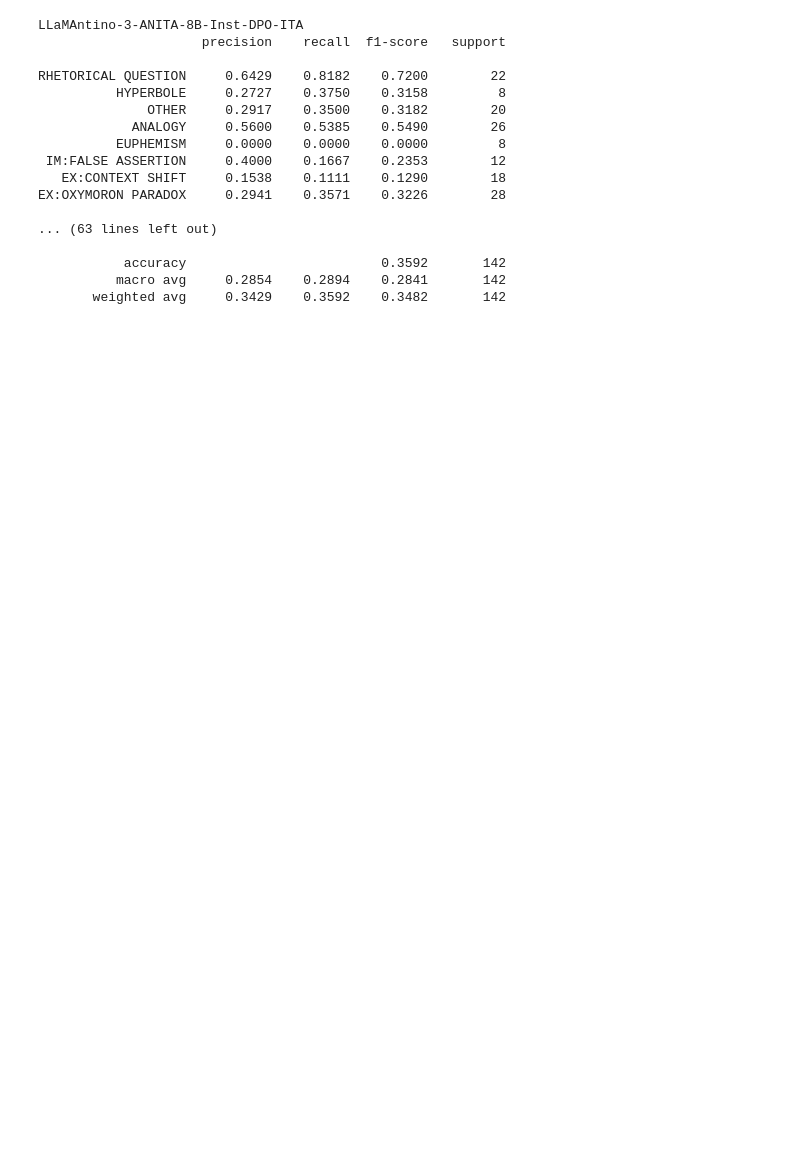
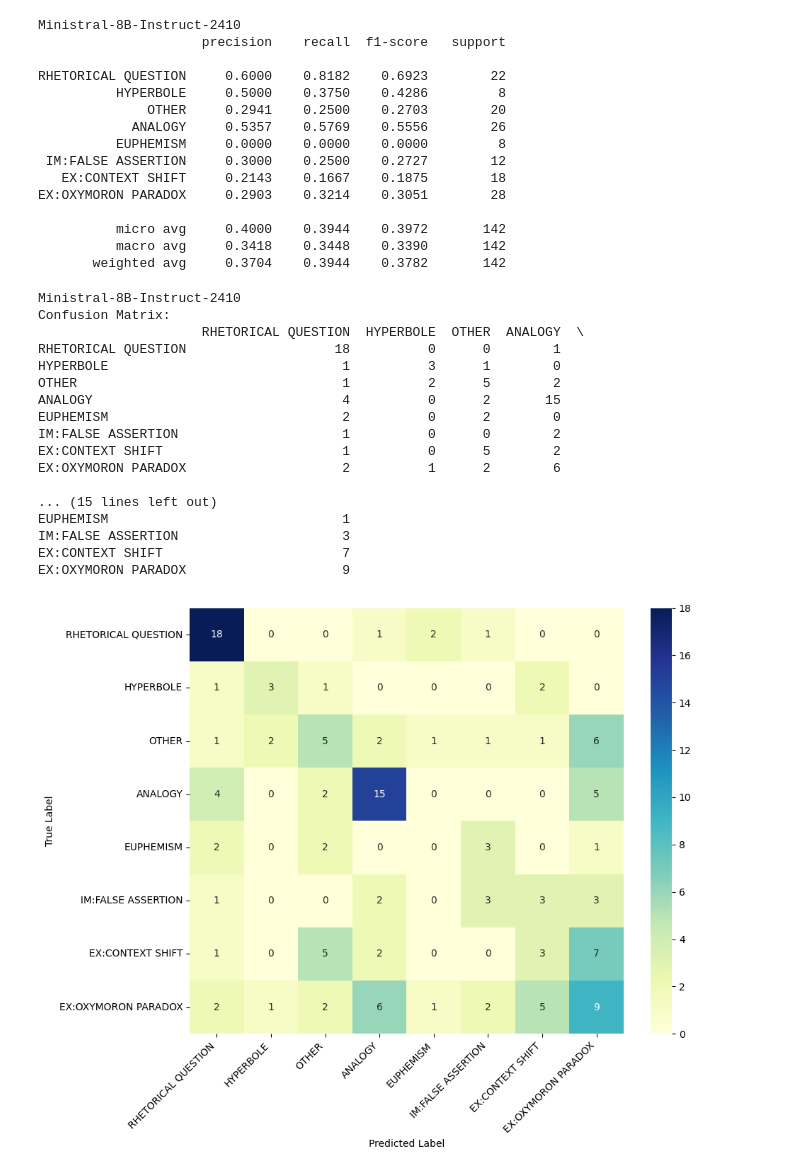
Before and after one commit to MichaelOliverio/IronyDetection, a Jupyter notebook: rethorical-figures/eval.ipynb, the cells around one changed output. Drawn from its saved outputs; the diff is of its cells as text; code cells hidden in the pictures; blank space fills up the shorter version.

```diff
--- a/rethorical-figures/eval.ipynb
+++ b/rethorical-figures/eval.ipynb
@@ -10,7 +10,7 @@ def open_files(directory):
     files.sort()
     return files
 # %%
-files = open_files('generations')
+files = open_files('generations-new')
 
 models_generations = {}
 for file in files:
@@ -59,7 +45,7 @@ labels = [
 for model in models_generations:
     #for gen in models_generations[model]:
     print(model)
-    df = models_generations[model]['decoding-1']
+    df = models_generations[model]['decoding-2']
 
     y_true = df['actual']
     y_pred = df['prediction']
@@ -68,20 +54,18 @@ for model in models_generations:
     print(report)
     #break
 # %% [output]
-LLaMAntino-3-ANITA-8B-Inst-DPO-ITA
+Ministral-8B-Instruct-2410
                      precision    recall  f1-score   support
 
-RHETORICAL QUESTION     0.6429    0.8182    0.7200        22
-          HYPERBOLE     0.2727    0.3750    0.3158         8
-              OTHER     0.2917    0.3500    0.3182        20
-            ANALOGY     0.5600    0.5385    0.5490        26
+RHETORICAL QUESTION     0.6000    0.8182    0.6923        22
+          HYPERBOLE     0.5000    0.3750    0.4286         8
+              OTHER     0.2941    0.2500    0.2703        20
+            ANALOGY     0.5357    0.5769    0.5556        26
           EUPHEMISM     0.0000    0.0000    0.0000         8
- IM:FALSE ASSERTION     0.4000    0.1667    0.2353        12
-   EX:CONTEXT SHIFT     0.1538    0.1111    0.1290        18
-EX:OXYMORON PARADOX     0.2941    0.3571    0.3226        28
+ IM:FALSE ASSERTION     0.3000    0.2500    0.2727        12
+   EX:CONTEXT SHIFT     0.2143    0.1667    0.1875        18
+EX:OXYMORON PARADOX     0.2903    0.3214    0.3051        28
 
-... (63 lines left out)
-
-           accuracy                         0.3592       142
-          macro avg     0.2854    0.2894    0.2841       142
-       weighted avg     0.3429    0.3592    0.3482       142
+          micro avg     0.4000    0.3944    0.3972       142
+          macro avg     0.3418    0.3448    0.3390       142
+       weighted avg     0.3704    0.3944    0.3782       142
@@ -87,0 +75,42 @@ EX:OXYMORON PARADOX     0.2941    0.3571    0.3226        28
+# %%
+for model in models_generations:
+    #for gen in models_generations[model]:
+    print(model)
+
+    # Confusion matrix
+    cm = confusion_matrix(y_true, y_pred, labels=labels)
+    cm_df = pd.DataFrame(cm, index=labels, columns=labels)
+
+    print("Confusion Matrix:")
+    print(cm_df)
+
+
+    # Plot confusion matrix
+    plt.figure(figsize=(10, 8))
+    sns.heatmap(cm_df, annot=True, fmt='d', cmap='YlGnBu', cbar=True,
+                xticklabels=labels, yticklabels=labels)
+    plt.xlabel("Predicted Label")
+    plt.ylabel("True Label")
+    plt.xticks(rotation=45, ha='right')
+    plt.yticks(rotation=0)
+    plt.tight_layout()
+    plt.show()
+# %% [output]
+Ministral-8B-Instruct-2410
+Confusion Matrix:
+                     RHETORICAL QUESTION  HYPERBOLE  OTHER  ANALOGY  \
+RHETORICAL QUESTION                   18          0      0        1
+HYPERBOLE                              1          3      1        0
+OTHER                                  1          2      5        2
+ANALOGY                                4          0      2       15
+EUPHEMISM                              2          0      2        0
+IM:FALSE ASSERTION                     1          0      0        2
+EX:CONTEXT SHIFT                       1          0      5        2
+EX:OXYMORON PARADOX                    2          1      2        6
+
+... (15 lines left out)
+EUPHEMISM                              1
+IM:FALSE ASSERTION                     3
+EX:CONTEXT SHIFT                       7
+EX:OXYMORON PARADOX                    9
+[figure, added]
```
Also changed, not shown: parts of 3 cells of this notebook, 4 other files.
